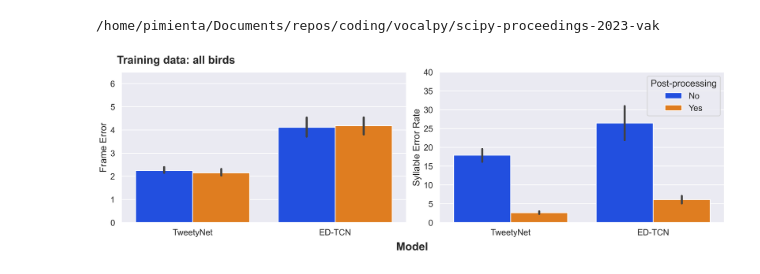
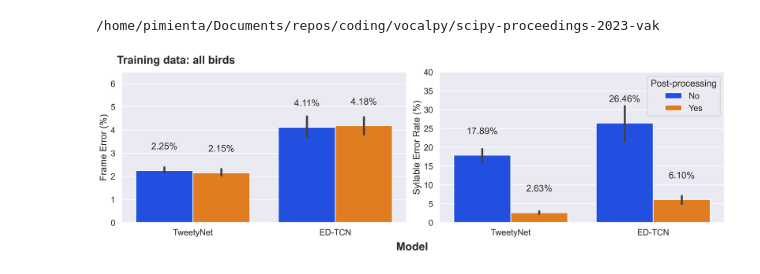
Before and after one commit to vocalpy/scipy-proceedings-2023-vak, a Jupyter notebook: src/scripts/compare-tweetynet-ED-TCN-allbirds.ipynb, the cells around one changed output. Cells and saved outputs as stored; diff of their text form; code cells hidden in the pictures.

Commit message:
Update two figure notebooks

```diff
--- a/src/scripts/compare-tweetynet-ED-TCN-allbirds.ipynb
+++ b/src/scripts/compare-tweetynet-ED-TCN-allbirds.ipynb
@@ -79,32 +79,36 @@ for subfig_ind, (data_df, subfig_suptitle) in enumerate(
     )
 ):
     data_plot_ = data_df[data_df.train_set_dur == 600]
 
     for ax_ind, (err_name, ylim) in enumerate(
         zip(
             ('Frame Error', 'Syllable Error Rate'),
             ([0., 6.5], [0., 40.])
         )
     ):
         ax = ax_arr[ax_ind]
         g = sns.barplot(
             data=data_plot_,
             y=err_name,
             x='model_name',
             hue='Post-processing',
             ax=ax,
             palette='bright',
         )
         ax.set_ylim(ylim)
         ax.set_xlabel('')
+        ax.set_ylabel(f'{err_name} (%)')
+
+        for bar in ax.containers:
+            ax.bar_label(bar, padding=38, fmt='{:.2f}%')
 
         if ax_ind == 0:
             ax.legend().remove()
 
     fig.suptitle(subfig_suptitle, ha='left', x=0.03, weight='bold')
 
-fig.supxlabel('Model', y=-0.075, weight='bold')
+fig.supxlabel('Model', y=-0.075, weight='bold');
 plt.savefig('./doc/figs/TweetyNet-v-EDTCN.png', bbox_inches='tight')
 plt.savefig('../scipy_proceedings/papers/david_nicholson/TweetyNet-v-EDTCN.png', bbox_inches='tight')
 # %% [output]
-[figure, old version]
+[figure, new version]
```
Also changed, not shown: 1 other file.
